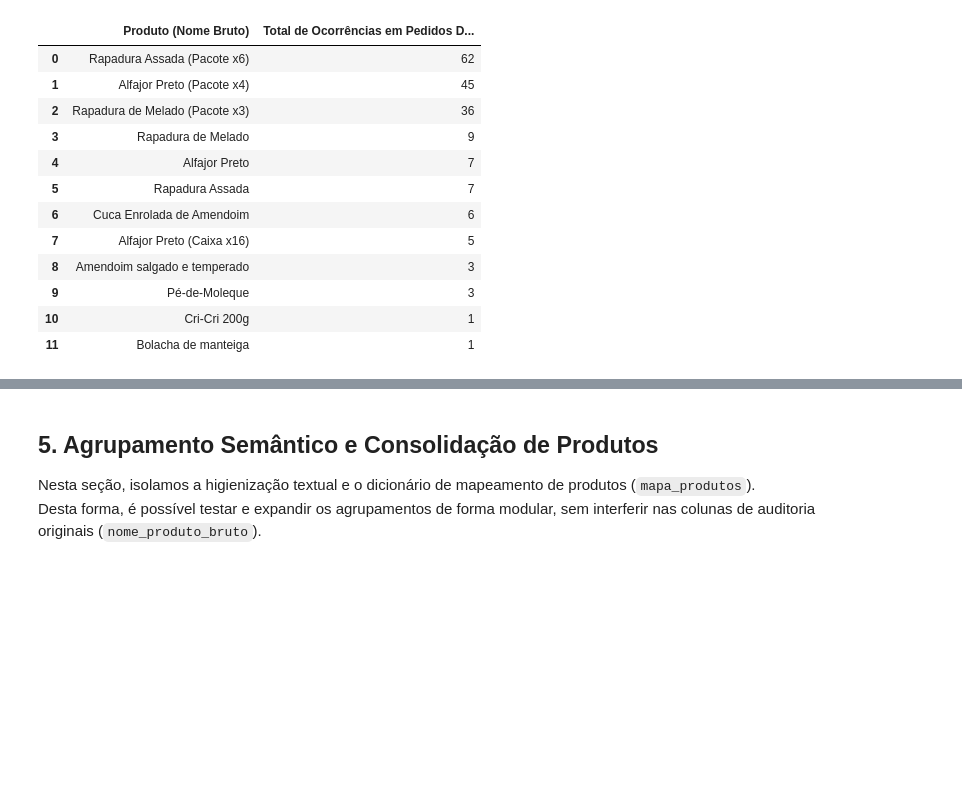
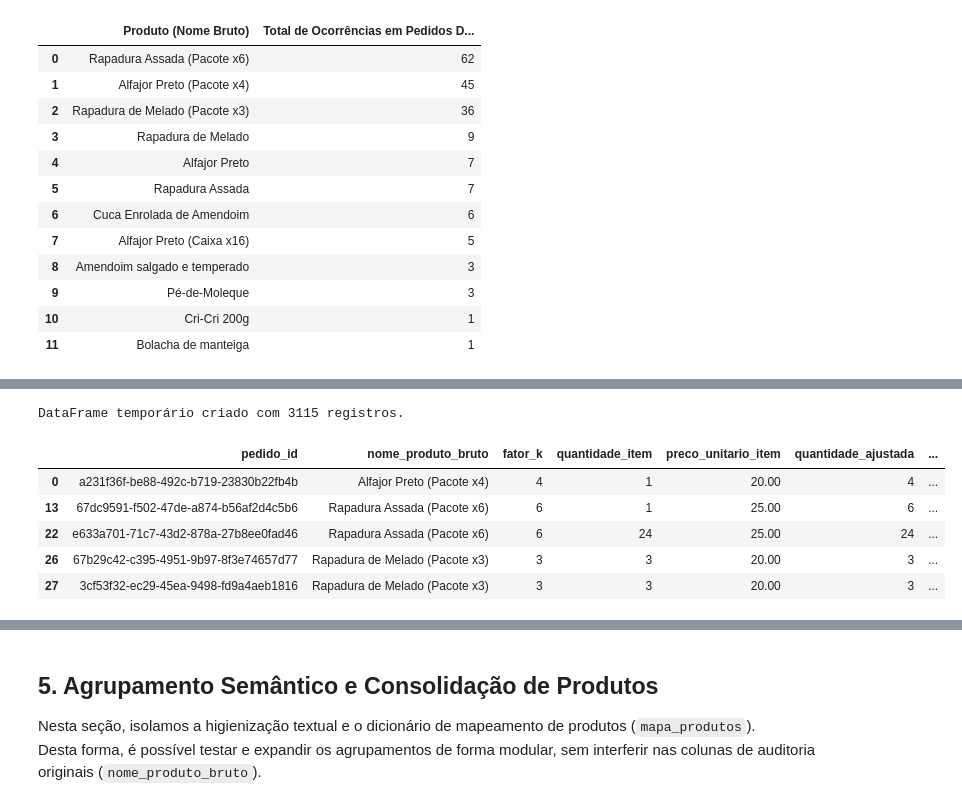
Before and after one commit to SIS-AMF/2026-2_trablho-g1-cd-ai2, a Jupyter notebook: eda_v2.ipynb, the cells around one changed output, grey strips where cells are left out. Drawn from its saved outputs; the diff is of its cells as text; code cells hidden in the pictures; blank space fills up the shorter version.

```diff
--- a/eda_v2.ipynb
+++ b/eda_v2.ipynb
@@ -358,0 +373,60 @@ ranking_produtos_divergentes
+# %%
+import re
+
+# 1. Função de extração do multiplicador de embalagem (fator k)
+def extrair_fator(nome: str) -> int:
+    match = re.search(r'x(\d+)', str(nome), re.IGNORECASE)
+    return int(match.group(1)) if match else 1
+
+# 2. Regra de negócio para hipótese proporcional
+def calcular_ajuste_proporcional(row):
+    k = row['fator_k']
+    qtd = row['quantidade_item']
+    preco = row['preco_unitario_item']
+
+    if k <= 1:
+        return pd.Series([qtd, preco, qtd * preco], index=['qtd_adj', 'preco_adj', 'valor_adj'])
+
+    # Caso A: Fardo vendido em quantidade unitária (qtd < k) com preço cheio da embalagem
+    if qtd < k and preco >= 10.0:
+        qtd_adj = qtd * k
+        preco_adj = preco / k
+        return pd.Series([qtd_adj, preco_adj, qtd_adj * preco_adj], index=['qtd_adj', 'preco_adj', 'valor_adj'])
+
+    # Caso B: Quantidade física lançada (qtd >= k) mas com preço cheio da embalagem
+    if preco >= 10.0 and qtd >= k:
+        qtd_adj = qtd
+        preco_adj = preco / k
+        return pd.Series([qtd_adj, preco_adj, qtd_adj * preco_adj], index=['qtd_adj', 'preco_adj', 'valor_adj'])
+
+    return pd.Series([qtd, preco, qtd * preco], index=['qtd_adj', 'preco_adj', 'valor_adj'])
+
+# 3. Construção do DataFrame intermediário isolado
+df_ajustes_temp = pd.DataFrame(index=df.index)
+df_ajustes_temp['pedido_id'] = df['pedido_id']
+df_ajustes_temp['nome_produto_bruto'] = df['nome_produto_bruto']
+df_ajustes_temp['fator_k'] = df['nome_produto_bruto'].apply(extrair_fator)
+df_ajustes_temp['quantidade_item'] = df['quantidade_item']
+df_ajustes_temp['preco_unitario_item'] = df['preco_unitario_item']
+df_ajustes_temp['pedido_subtotal'] = df['pedido_subtotal']
+
+# Aplicação da hipótese de ajuste
+series_ajustes_temp = df_ajustes_temp.apply(calcular_ajuste_proporcional, axis=1)
+df_ajustes_temp['quantidade_ajustada'] = series_ajustes_temp['qtd_adj'].astype('int64')
+df_ajustes_temp['preco_unitario_ajustado'] = series_ajustes_temp['preco_adj'].astype('float64')
+df_ajustes_temp['valor_item_ajustado'] = series_ajustes_temp['valor_adj'].astype('float64')
+df_ajustes_temp['item_total_original'] = (df['quantidade_item'] * df['preco_unitario_item']).astype('float64')
+
+print(f"DataFrame temporário criado com {len(df_ajustes_temp)} registros.")
+df_ajustes_temp.query('fator_k > 1')[
+    ['pedido_id', 'nome_produto_bruto', 'fator_k', 'quantidade_item', 'preco_unitario_item',
+     'quantidade_ajustada', 'preco_unitario_ajustado', 'valor_item_ajustado']
+].head()
+# %% [output]
+DataFrame temporário criado com 3115 registros.
+|  | pedido_id | nome_produto_bruto | fator_k | quantidade_item | preco_unitario_item | quantidade_ajustada | ... |
+| 0 | a231f36f-be88-492c-b719-23830b22fb4b | Alfajor Preto (Pacote x4) | 4 | 1 | 20.00 | 4 | ... |
+| 13 | 67dc9591-f502-47de-a874-b56af2d4c5b6 | Rapadura Assada (Pacote x6) | 6 | 1 | 25.00 | 6 | ... |
+| 22 | e633a701-71c7-43d2-878a-27b8ee0fad46 | Rapadura Assada (Pacote x6) | 6 | 24 | 25.00 | 24 | ... |
+| 26 | 67b29c42-c395-4951-9b97-8f3e74657d77 | Rapadura de Melado (Pacote x3) | 3 | 3 | 20.00 | 3 | ... |
+| 27 | 3cf53f32-ec29-45ea-9498-fd9a4aeb1816 | Rapadura de Melado (Pacote x3) | 3 | 3 | 20.00 | 3 | ... |
```
Also changed, not shown: parts of 14 cells of this notebook, 3 other files.
